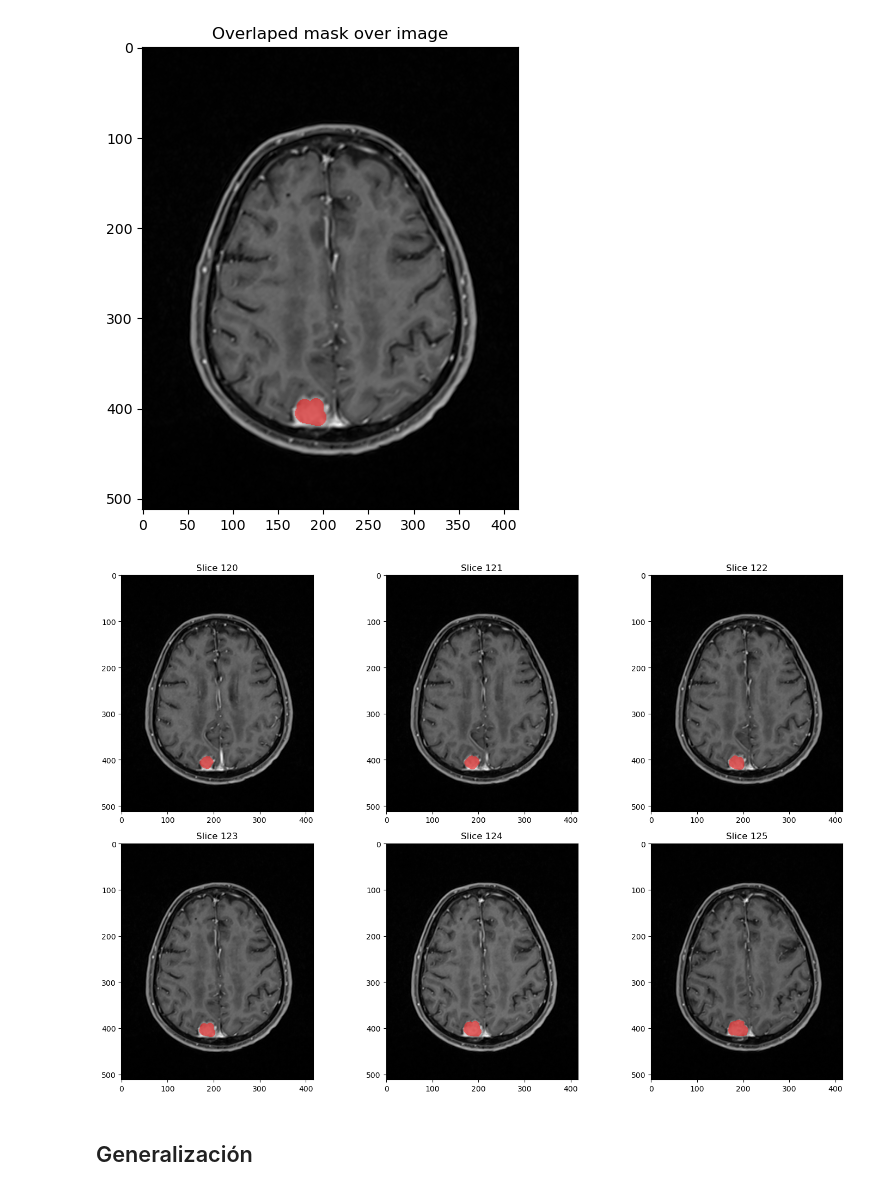
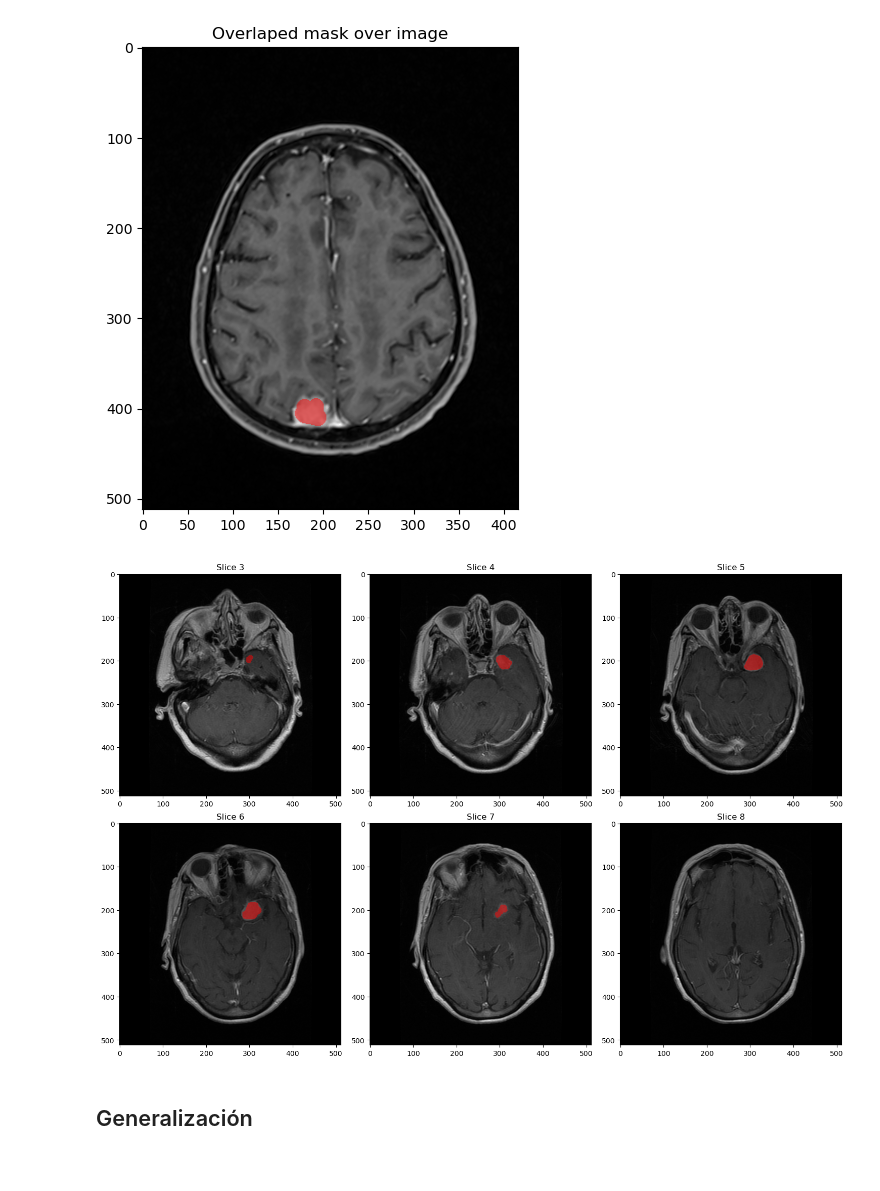
Before and after one commit to MarioPasc/Meningioma, a Jupyter notebook: jupyter/exploration.ipynb, the cells around one changed output. Cells and saved outputs as stored; diff of their text form; code cells hidden in the pictures.

```diff
--- a/jupyter/exploration.ipynb
+++ b/jupyter/exploration.ipynb
@@ -380,36 +380,36 @@ def visualize_slices(npz_path: str, slice_indices: list) -> None:
     fig, axes = plt.subplots(2, 3, figsize=(15, 10))
     axes = axes.flatten()
 
     for i, slice_index in enumerate(slice_indices):
         if i < 6:
             # Crear una máscara de transparencia
             alpha_mask = np.zeros_like(masks[slice_index, :, :], dtype=float)
             alpha_mask[masks[slice_index, :, :] > 0] = 0.5  # Transparencia para píxeles no cero
             alpha_mask[masks[slice_index, :, :] == 0] = 0  # Completa transparencia para píxeles cero
 
             # Visualizamos la imagen y la máscara superpuestas
             axes[i].imshow(images[slice_index, :, :], cmap='gray')
             red_mask = np.zeros((*masks[slice_index, :, :].shape, 4))
             red_mask[..., 0] = 1  # Rojo
             red_mask[..., 3] = alpha_mask  # Canal alpha
 
             axes[i].imshow(red_mask)
             axes[i].set_title(f'Slice {slice_index}')
         else:
             axes[i].axis('off')  # Apaga los ejes si no hay suficientes slices
 
     for j in range(len(slice_indices), 6):
         axes[j].axis('off')
 
     plt.tight_layout()
     plt.show()
 
 # Ejemplo de uso
-npz_path = '/home/mariopasc/Python/Datasets/Meningiomas/Original/MENINGIOMAS/patient_1_t1_images_masks.npz'
-slice_indices = [120, 121, 122, 123, 124, 125]
+npz_path = '/home/mariopasc/Python/Datasets/Meningiomas/npz_dataset/T1/39_T1.npz'
+slice_indices = [3,4,5,6,7,8]
 visualize_slices(npz_path, slice_indices)
 # %% [output]
-[figure, old version]
+[figure, new version]
 # %% [markdown]
 ## Generalización
 # %%
```
Also changed, not shown: parts of 1 cell of this notebook, 9 other files.
